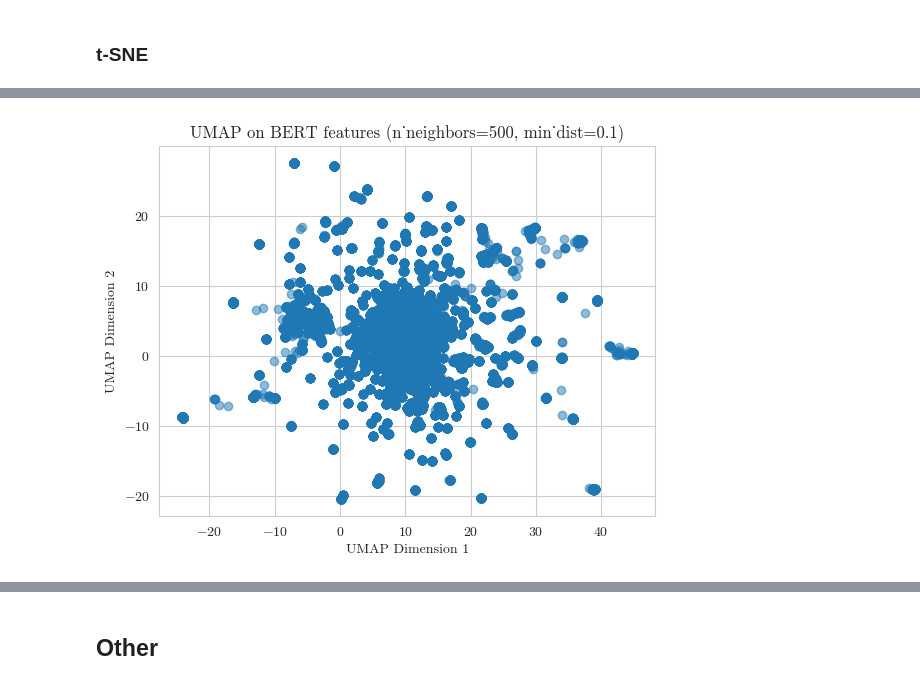
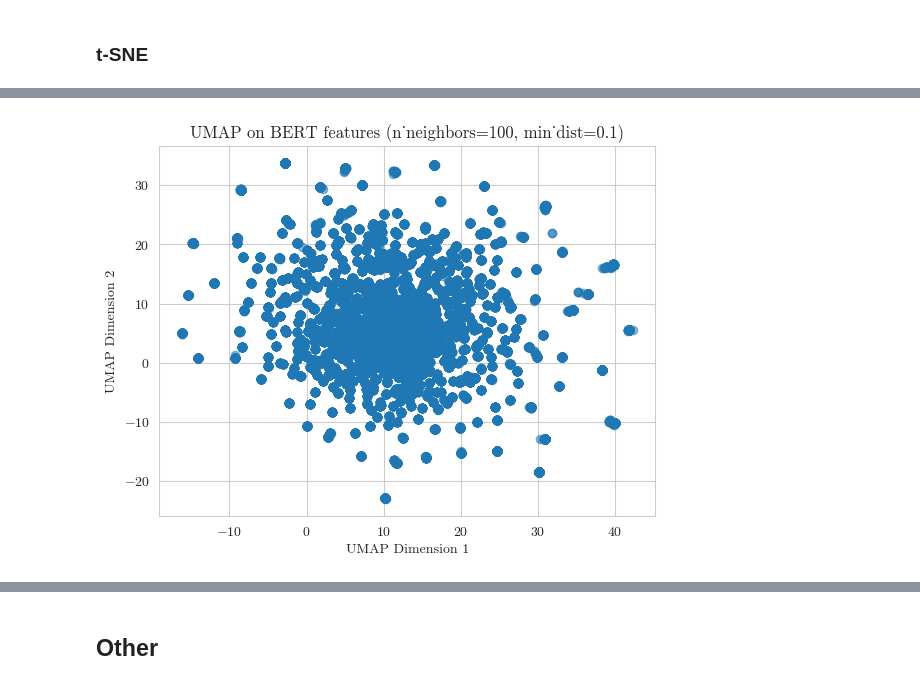
Before and after one commit to abzink/DTU_master_thesis, a Jupyter notebook: 02_clustering/clustering_BERT/k_clustering_BERT_vol_2.ipynb, the cells around one changed output, grey strips where cells are left out. Saved outputs shown, nothing was run; the diff lists cells and outputs as text; code cells hidden in the pictures.

Commit message:
figures updates

```diff
--- a/02_clustering/clustering_BERT/k_clustering_BERT_vol_2.ipynb
+++ b/02_clustering/clustering_BERT/k_clustering_BERT_vol_2.ipynb
@@ -93,9 +93,9 @@ cluster_and_visualize(X_tsne, df, reduction_method_name="TSNE", feature_type="BE
 | 34130 | TEB605 | impeller | 3 | 1 | 2019 | 1 | 14 | 939.68 | ... |
 34131 rows × 19 columns
 # %%
-X_umap = umap_reduction(embeddings_martix, n_neighbors=500, min_dist=0.1, feature_type='BERT', metric='cosine')
+X_umap = umap_reduction(embeddings_martix, n_neighbors=100, min_dist=0.1, feature_type='BERT', metric='cosine')
 # %% [output]
-[figure, old version]
+[figure, new version]
 # %%
 cluster_and_visualize(X_umap, df, "UMAP", "BERT")
 # %% [output]
```
Also changed, not shown: parts of 7 cells of this notebook, 19 other files.
